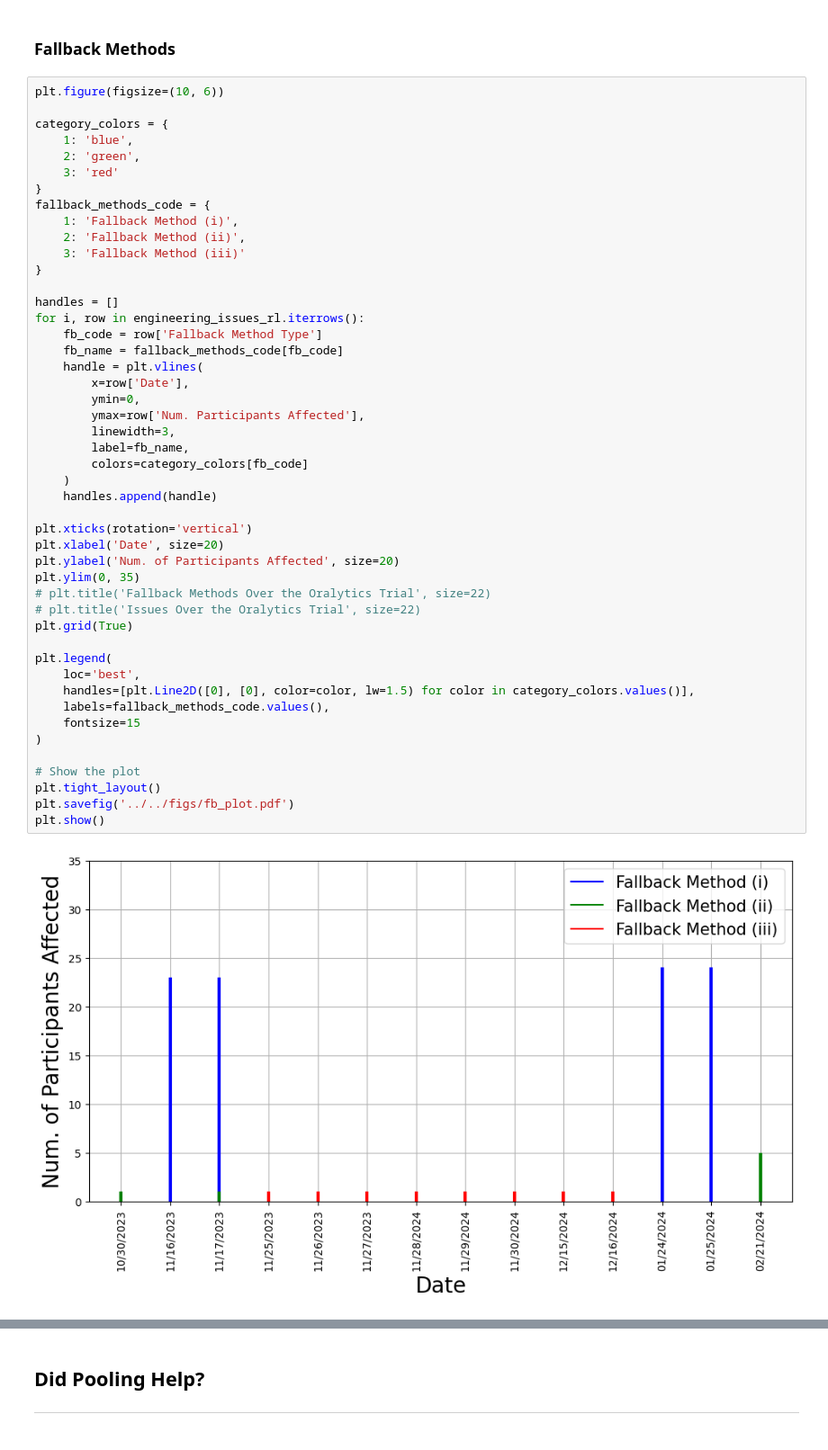
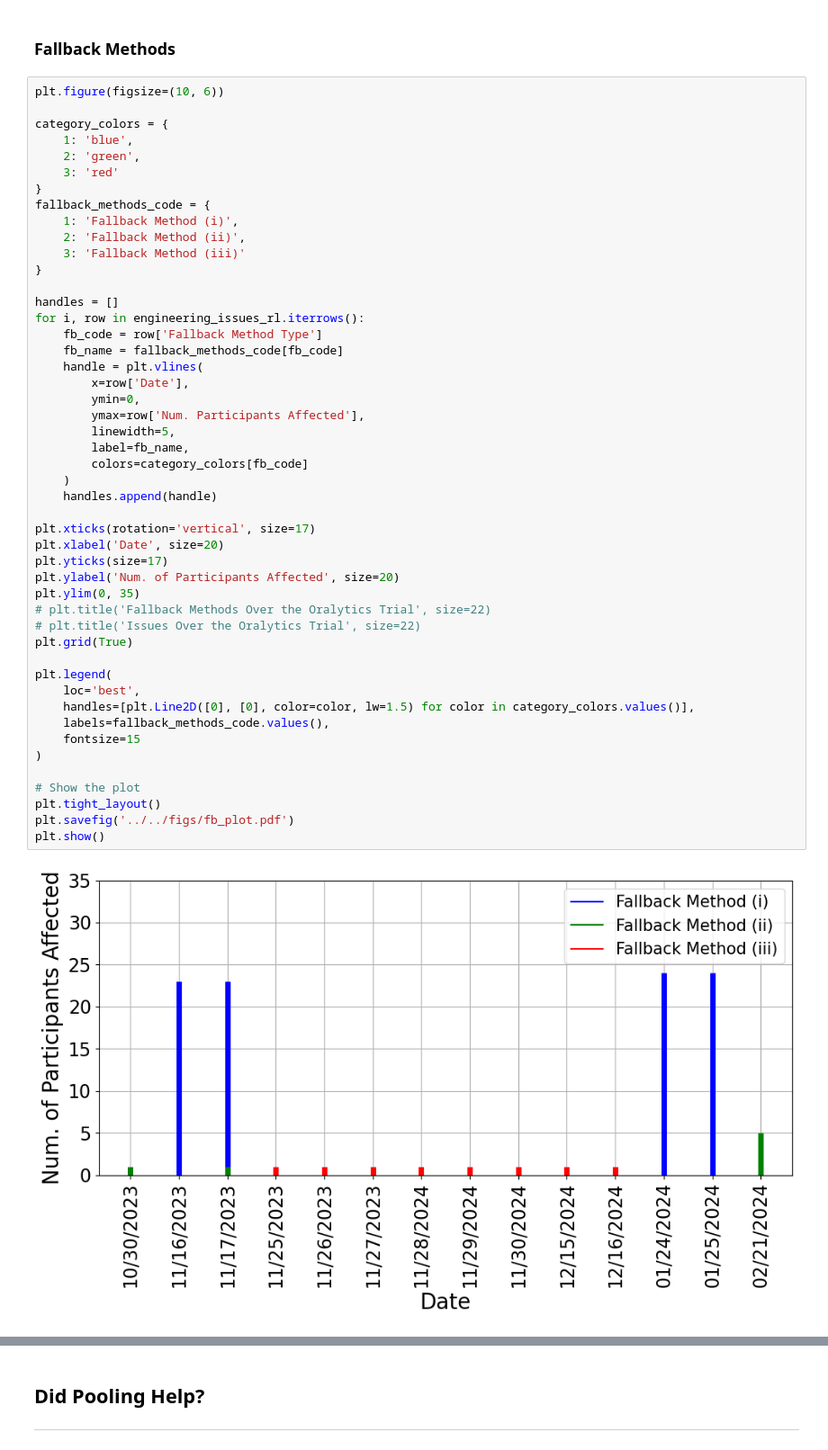
Before and after one commit to StatisticalReinforcementLearningLab/oralytics-post-deployment-analysis, a Jupyter notebook: src/notebooks/descriptive_stats.ipynb, the cells around one changed output, grey strips where cells are left out. Shown at 90% size. Drawn from its saved outputs; the diff is of its cells as text.

```diff
--- a/src/notebooks/descriptive_stats.ipynb
+++ b/src/notebooks/descriptive_stats.ipynb
@@ -93,33 +87,34 @@ for i, row in engineering_issues_rl.iterrows():
     fb_code = row['Fallback Method Type']
     fb_name = fallback_methods_code[fb_code]
     handle = plt.vlines(
         x=row['Date'],
         ymin=0,
         ymax=row['Num. Participants Affected'],
-        linewidth=3,
+        linewidth=5,
         label=fb_name,
         colors=category_colors[fb_code]
     )
     handles.append(handle)
 
-plt.xticks(rotation='vertical')
+plt.xticks(rotation='vertical', size=17)
 plt.xlabel('Date', size=20)
+plt.yticks(size=17)
 plt.ylabel('Num. of Participants Affected', size=20)
 plt.ylim(0, 35)
 # plt.title('Fallback Methods Over the Oralytics Trial', size=22)
 # plt.title('Issues Over the Oralytics Trial', size=22)
 plt.grid(True)
 
 plt.legend(
     loc='best',
     handles=[plt.Line2D([0], [0], color=color, lw=1.5) for color in category_colors.values()],
     labels=fallback_methods_code.values(),
     fontsize=15
 )
 
 # Show the plot
 plt.tight_layout()
 plt.savefig('../../figs/fb_plot.pdf')
 plt.show()
 # %% [output]
-[figure, old version]
+[figure, new version]
```
Also changed, not shown: parts of 3 cells of this notebook, 19 other files.
